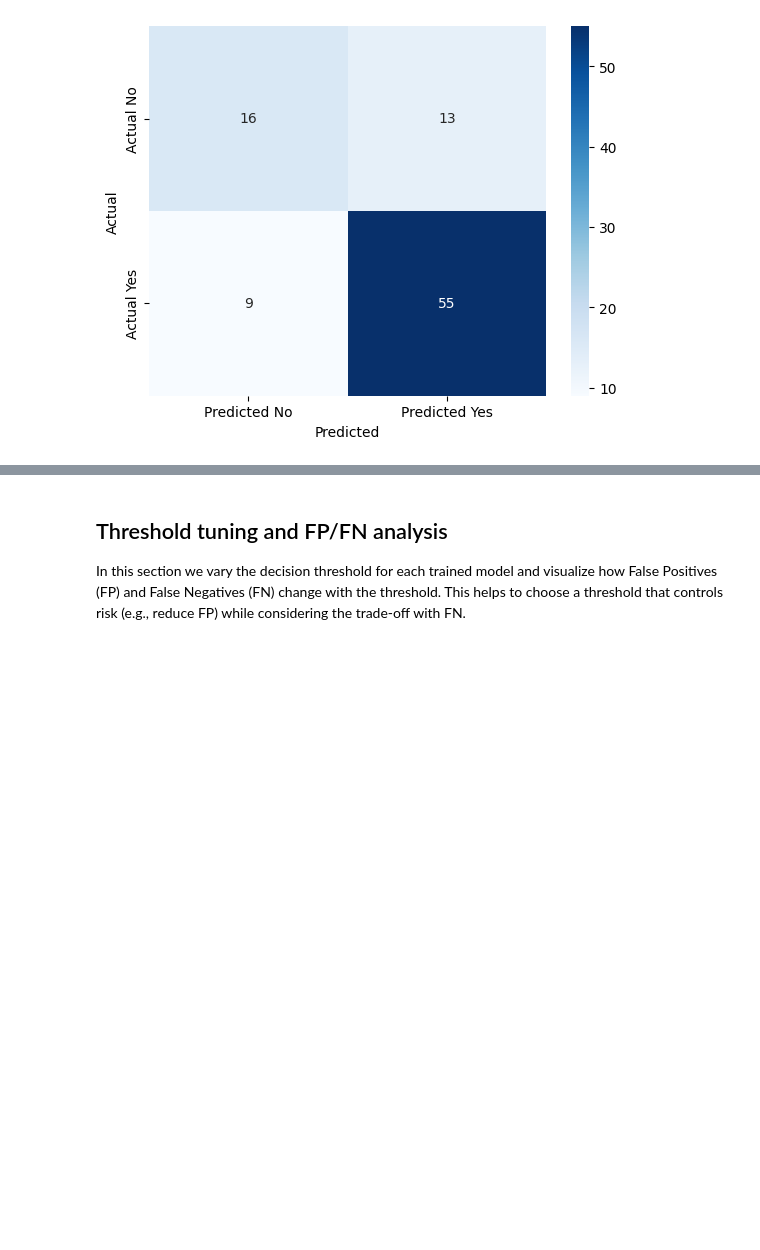
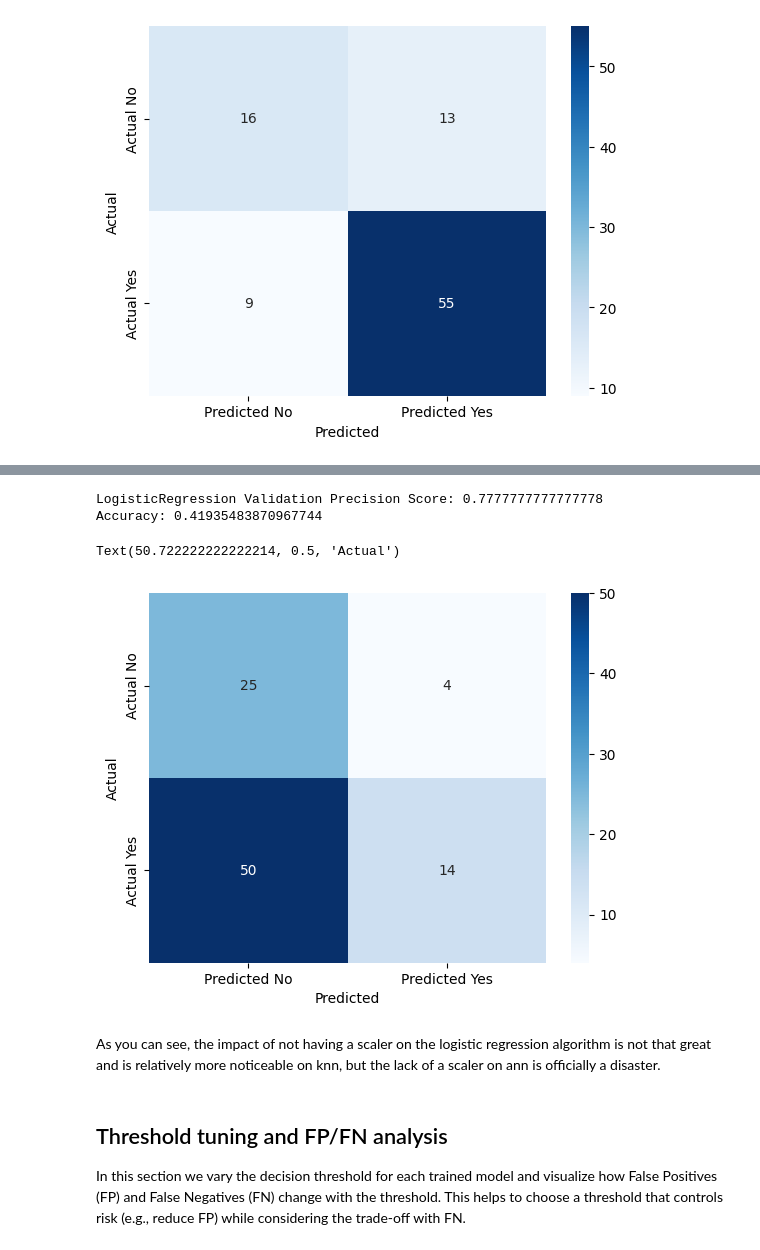
Before and after one commit to AminPerfectDevGeek/FinalProject_Daneshkar, a Jupyter notebook: notebooks/Loan Allocation Eligibility Review Model Project.ipynb, the cells around one changed output, grey strips where cells are left out. Saved outputs shown, nothing was run; the diff lists cells and outputs as text; code cells hidden in the pictures; blank space fills up the shorter version.

```diff
--- a/notebooks/Loan Allocation Eligibility Review Model Project.ipynb
+++ b/notebooks/Loan Allocation Eligibility Review Model Project.ipynb
@@ -289,3 +386,56 @@ Text(50.722222222222214, 0.5, 'Actual')
+# %%
+# ANN without scaler
+pipe_ann_ns = Pipeline([
+    ('model', MLPClassifier(random_state=42, max_iter=2000))
+])
+
+param_grid_ann_ns = {
+    'model__hidden_layer_sizes': [(32,), (64, 32)],
+    'model__alpha': [0.001, 0.01],
+    'model__activation': ['relu', 'tanh'],
+    'model__learning_rate_init': [0.001, 0.01]
+}
+
+grid_ann_ns = GridSearchCV(
+    pipe_ann_ns,
+    param_grid_ann_ns,
+    cv=5,
+    scoring='precision_macro',
+    n_jobs=-1
+)
+
+grid_ann_ns.fit(X_train, y_train)
+
+best_model_ann = grid_ann_ns.best_estimator_
+
+calibrated_ann_ns = CalibratedClassifierCV(best_model_ann, method='isotonic', cv=5)
+calibrated_ann_ns.fit(X_train, y_train)
+
+y_val_pred_ann_ns = grid_ann_ns.predict(X_val)
+y_proba_ann_ns = calibrated_ann_ns.predict_proba(X_val)[:, 1]
+y_val_pred_ann_ns = (y_proba_ann_ns >= 0.74).astype(int) # best treshold using treshold tuning
+
+print("LogisticRegression Validation Precision Score:", precision_score(y_val, y_val_pred_ann_ns))
+print("Accuracy:", accuracy_score(y_val, y_val_pred_ann_ns))
+
+mat = confusion_matrix(y_val, y_val_pred_ann_ns)
+sns.heatmap(
+    mat,
+    annot=True,
+    fmt='d',
+    cmap='Blues',
+    xticklabels=['Predicted No', 'Predicted Yes'],
+    yticklabels=['Actual No', 'Actual Yes']
+)
+plt.xlabel('Predicted')
+plt.ylabel('Actual')
+# %% [output]
+LogisticRegression Validation Precision Score: 0.7777777777777778
+Accuracy: 0.41935483870967744
+Text(50.722222222222214, 0.5, 'Actual')
+[figure, added]
+# %% [markdown]
+As you can see, the impact of not having a scaler on the logistic regression algorithm is not that great and is relatively more noticeable on knn, but the lack of a scaler on ann is officially a disaster.
 # %% [markdown]
 ## Threshold tuning and FP/FN analysis
 
```
Also changed, not shown: parts of 18 cells of this notebook.
